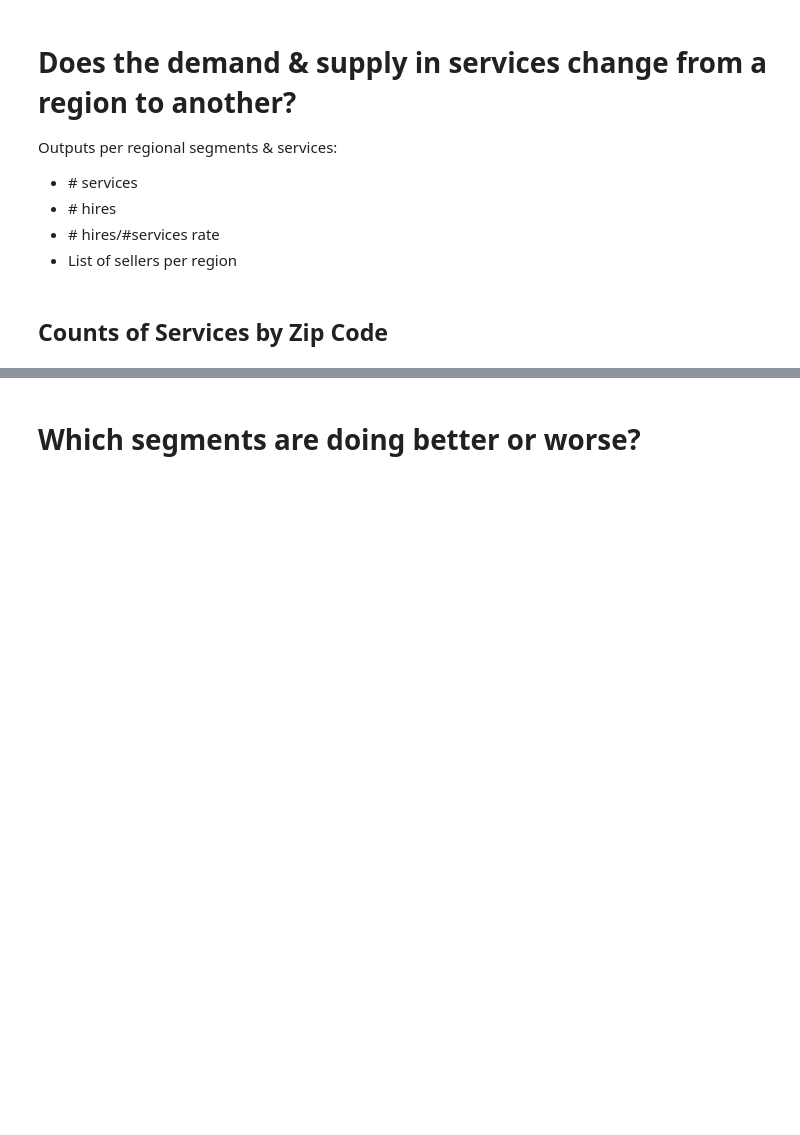
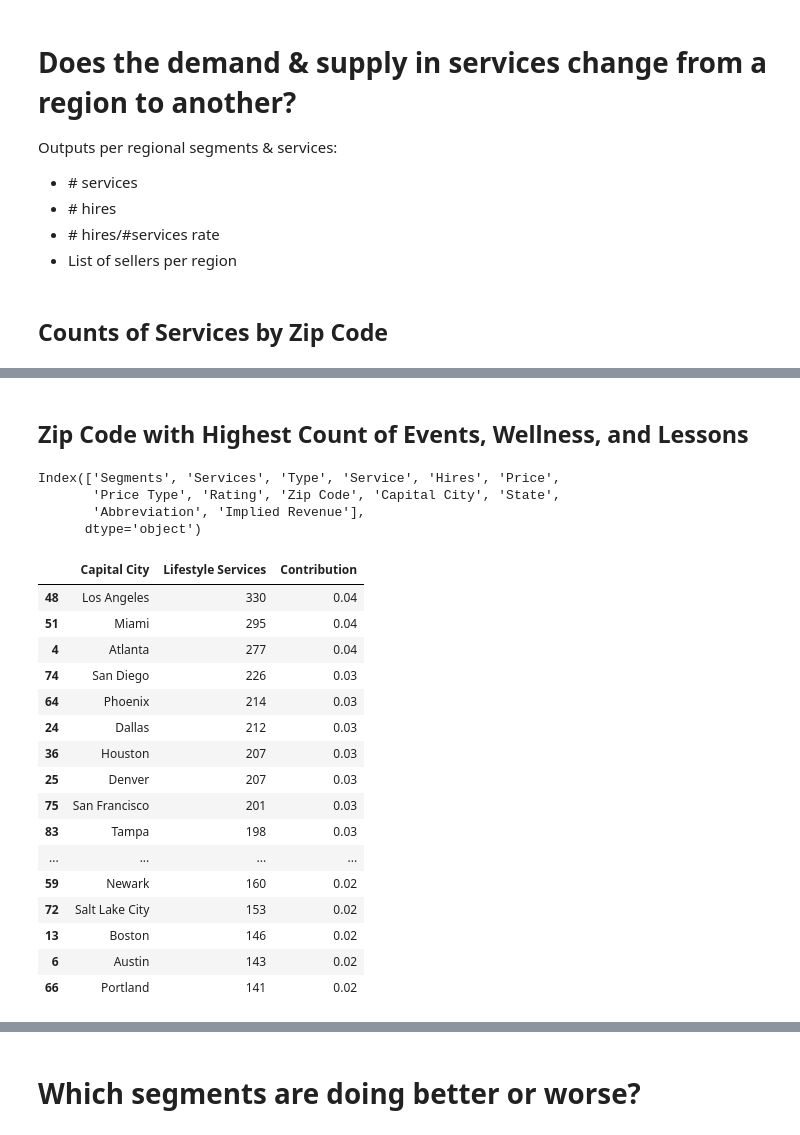
Before and after one commit to ameeruljunaidi/ScrapeThumbtack, a Jupyter notebook: analysis/data_exploration.ipynb, the cells around one changed output, grey strips where cells are left out. Cells and saved outputs as stored; diff of their text form; code cells hidden in the pictures; blank space fills up the shorter version.

```diff
--- a/analysis/data_exploration.ipynb
+++ b/analysis/data_exploration.ipynb
@@ -175,0 +176,43 @@ plt.show()
+# %% [markdown]
+## Zip Code with Highest Count of Events, Wellness, and Lessons
+# %%
+dfLifeStyle.columns
+# %% [output]
+Index(['Segments', 'Services', 'Type', 'Service', 'Hires', 'Price',
+       'Price Type', 'Rating', 'Zip Code', 'Capital City', 'State',
+       'Abbreviation', 'Implied Revenue'],
+      dtype='object')
+# %%
+sliceSegments = ["Lessons", "Wellness", "Events"]
+dfLifeStyle = df[df["Segments"].isin(sliceSegments)]
+
+dfLifeStyleCountByZipChart = dfLifeStyle.groupby("Capital City")["Segments"].count().sort_values(ascending=False)
+
+dfLifeStyleCountByZip = dfLifeStyleCountByZipChart.to_frame(
+    name="Lifestyle Services"
+).reset_index()
+
+dfLifeStyleCountByZip["Contribution"] = (
+    dfLifeStyleCountByZip["Lifestyle Services"]
+    / dfLifeStyleCountByZip["Lifestyle Services"].sum()
+)
+
+dfLifeStyleCountByZip.sort_values(by="Lifestyle Services", ascending=False)[:20]
+# %% [output]
+|  | Capital City | Lifestyle Services | Contribution |
+| 48 | Los Angeles | 330 | 0.04 |
+| 51 | Miami | 295 | 0.04 |
+| 4 | Atlanta | 277 | 0.04 |
+| 74 | San Diego | 226 | 0.03 |
+| 64 | Phoenix | 214 | 0.03 |
+| 24 | Dallas | 212 | 0.03 |
+| 36 | Houston | 207 | 0.03 |
+| 25 | Denver | 207 | 0.03 |
+| 75 | San Francisco | 201 | 0.03 |
+| 83 | Tampa | 198 | 0.03 |
+| ... | ... | ... | ... |
+| 59 | Newark | 160 | 0.02 |
+| 72 | Salt Lake City | 153 | 0.02 |
+| 13 | Boston | 146 | 0.02 |
+| 6 | Austin | 143 | 0.02 |
+| 66 | Portland | 141 | 0.02 |
```
Also changed, not shown: parts of 22 cells of this notebook, 1 other file.
